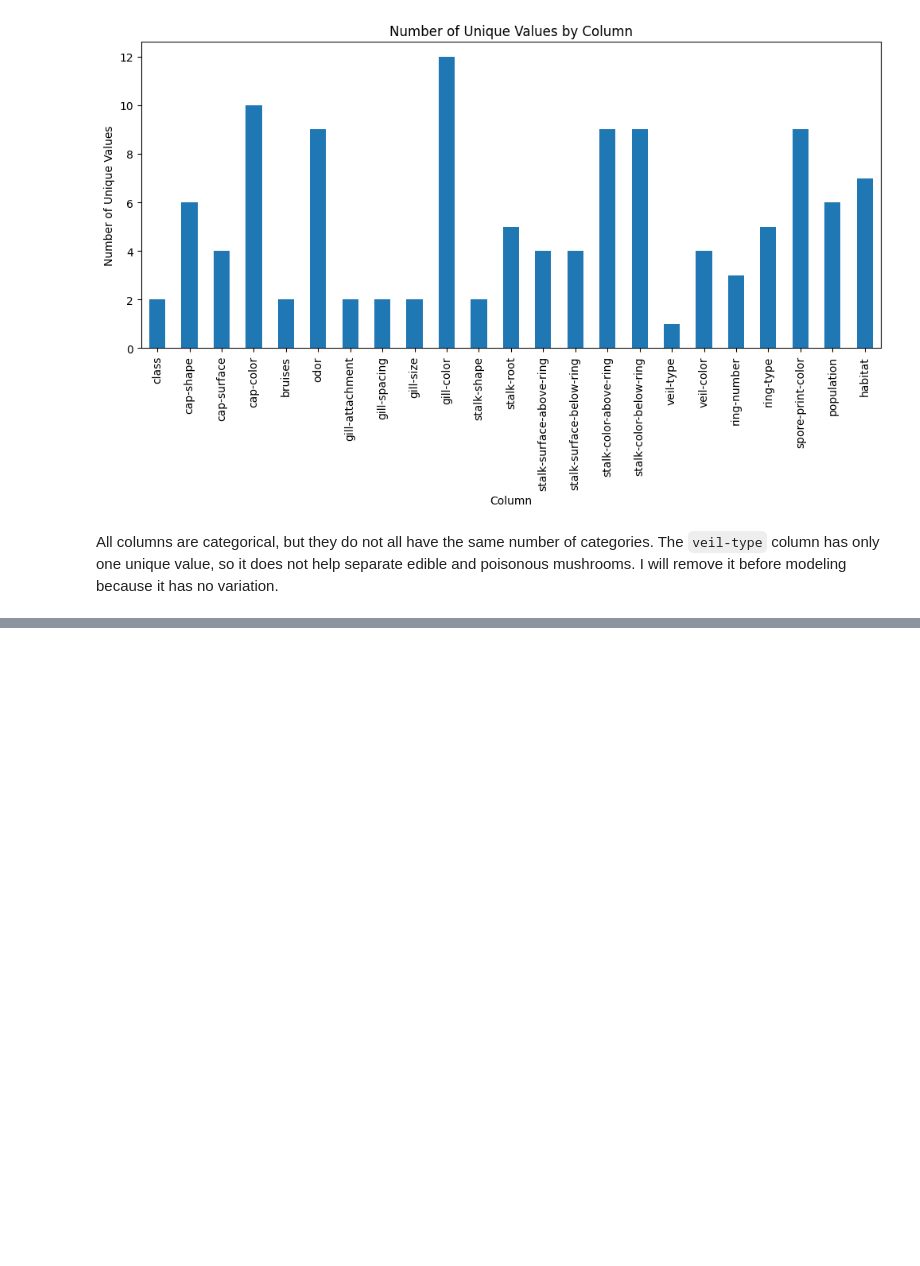
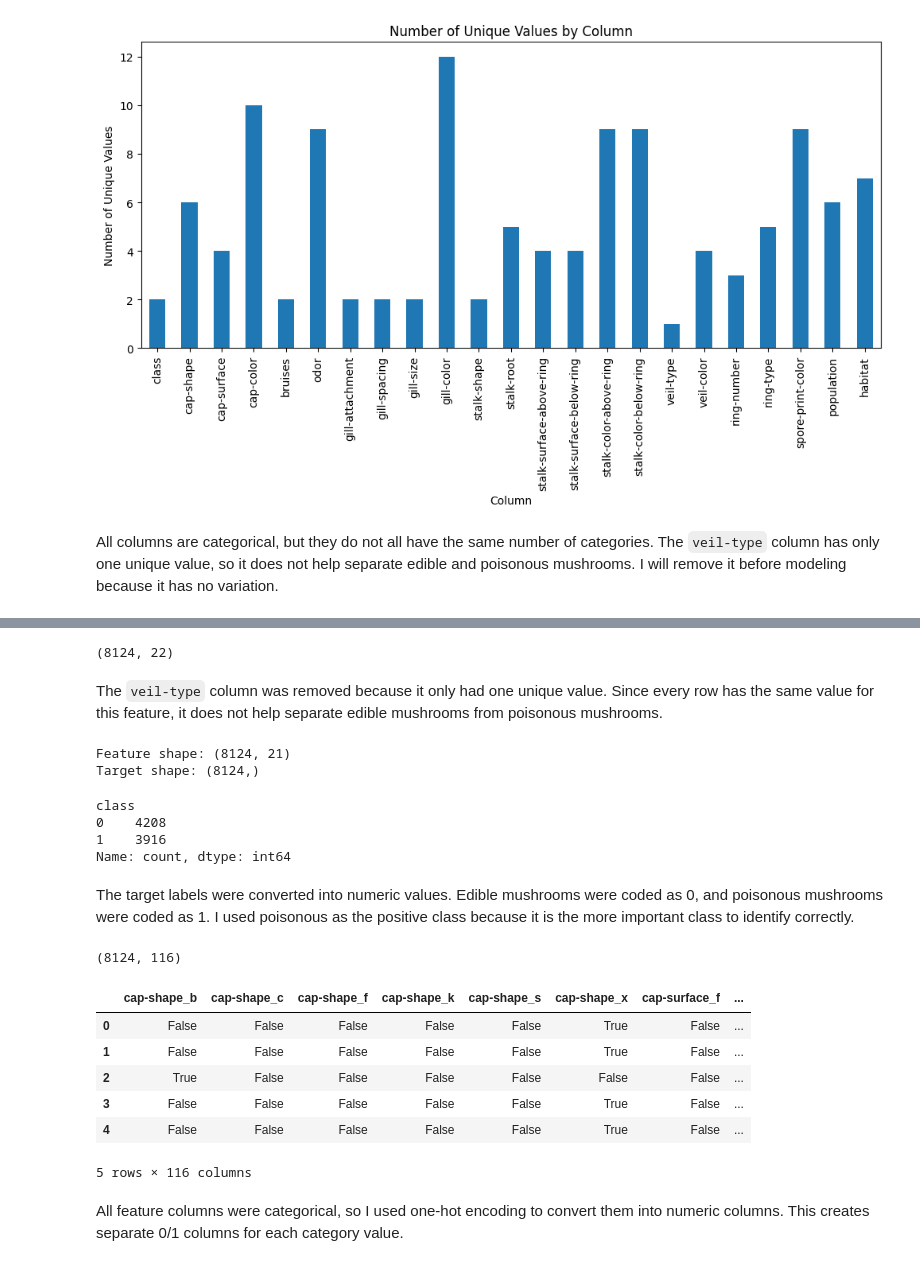
Before and after one commit to samip-bajgai/data3402.finalproject, a Jupyter notebook: notebooks/mushroom_classification_project.ipynb, the cells around one changed output, grey strips where cells are left out. Drawn from its saved outputs; the diff is of its cells as text; code cells hidden in the pictures; blank space fills up the shorter version.

Commit message:
Prepare mushroom data for machine learning

```diff
--- a/notebooks/mushroom_classification_project.ipynb
+++ b/notebooks/mushroom_classification_project.ipynb
@@ -319,0 +338,6 @@ All columns are categorical, but they do not all have the same number of categor
+# %%
+# Replacing question marks with an explicit missing category
+df_clean["stalk-root"] = df_clean["stalk-root"].replace("?", "missing")
+
+# Checking the updated values in stalk-root
+df_clean["stalk-root"].value_counts()
@@ -319,0 +354,55 @@ All columns are categorical, but they do not all have the same number of categor
+# %%
+# Dropping veil-type because it has only one unique value
+df_clean = df_clean.drop(columns=["veil-type"])
+
+# Checking the new shape after dropping the column
+df_clean.shape
+# %% [output]
+(8124, 22)
+# %% [markdown]
+The `veil-type` column was removed because it only had one unique value. Since every row has the same value for this feature, it does not help separate edible mushrooms from poisonous mushrooms.
+# %%
+# Separating the target column from the feature columns
+X = df_clean.drop(columns=["class"])
+y = df_clean["class"]
+
+# Checking feature and target shapes
+print("Feature shape:", X.shape)
+print("Target shape:", y.shape)
+# %% [output]
+Feature shape: (8124, 21)
+Target shape: (8124,)
+# %%
+# Converting target labels into numeric values
+y = y.map({"e": 0, "p": 1})
+
+# Checking numeric target counts
+y.value_counts()
+# %% [output]
+class
+0    4208
+1    3916
+Name: count, dtype: int64
+# %% [markdown]
+The target labels were converted into numeric values. Edible mushrooms were coded as 0, and poisonous mushrooms were coded as 1. I used poisonous as the positive class because it is the more important class to identify correctly.
+# %%
+# One-hot encoding the categorical feature columns
+X_encoded = pd.get_dummies(X)
+
+# Checking the encoded feature shape
+X_encoded.shape
+# %% [output]
+(8124, 116)
+# %%
+# Displaying the first few rows of the encoded features
+X_encoded.head()
+# %% [output]
+|  | cap-shape_b | cap-shape_c | cap-shape_f | cap-shape_k | cap-shape_s | cap-shape_x | cap-surface_f | ... |
+| 0 | False | False | False | False | False | True | False | ... |
+| 1 | False | False | False | False | False | True | False | ... |
+| 2 | True | False | False | False | False | False | False | ... |
+| 3 | False | False | False | False | False | True | False | ... |
+| 4 | False | False | False | False | False | True | False | ... |
+5 rows × 116 columns
+# %% [markdown]
+All feature columns were categorical, so I used one-hot encoding to convert them into numeric columns. This creates separate 0/1 columns for each category value.
```
Also changed, not shown: parts of 8 cells of this notebook.
